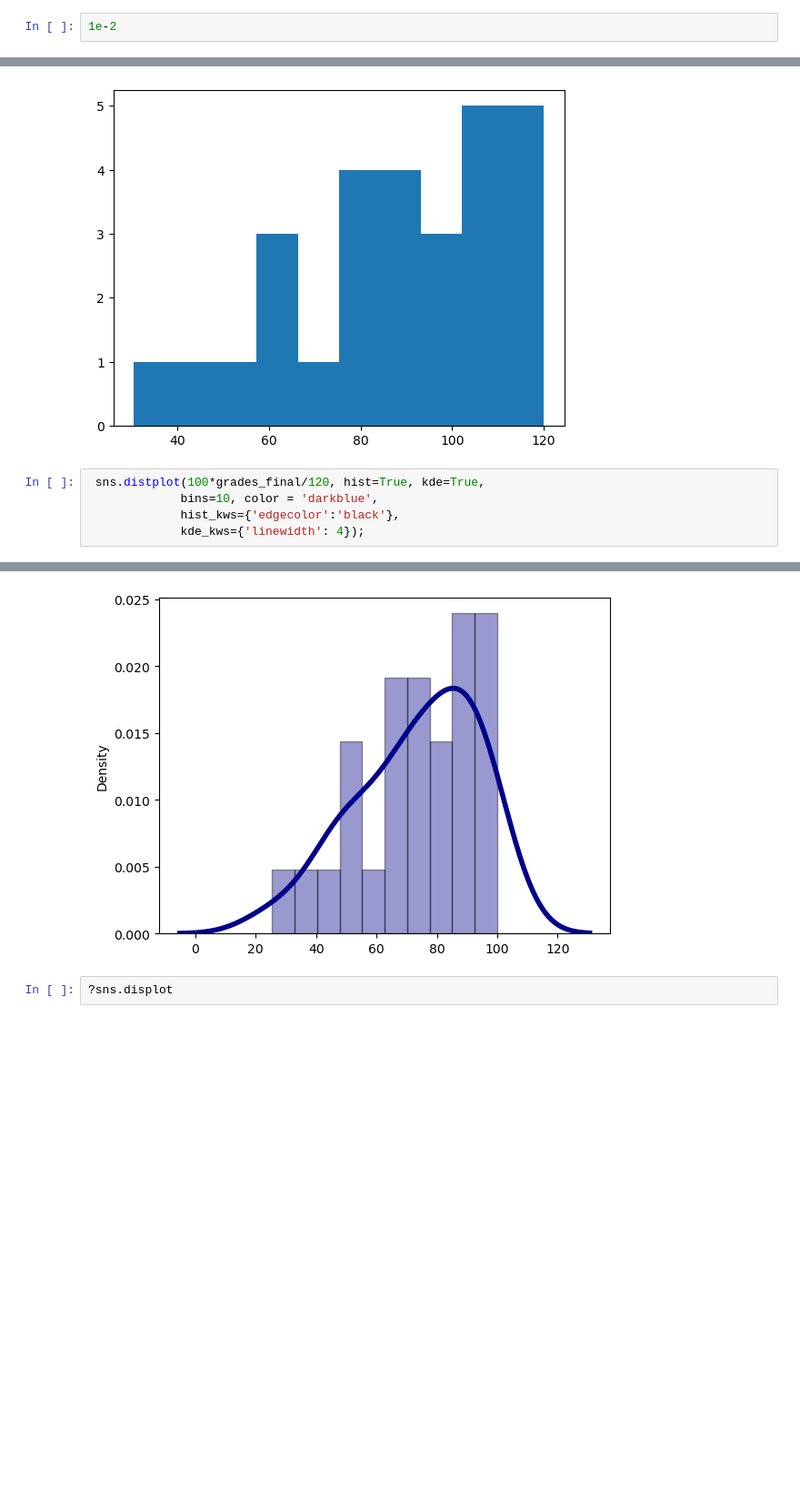
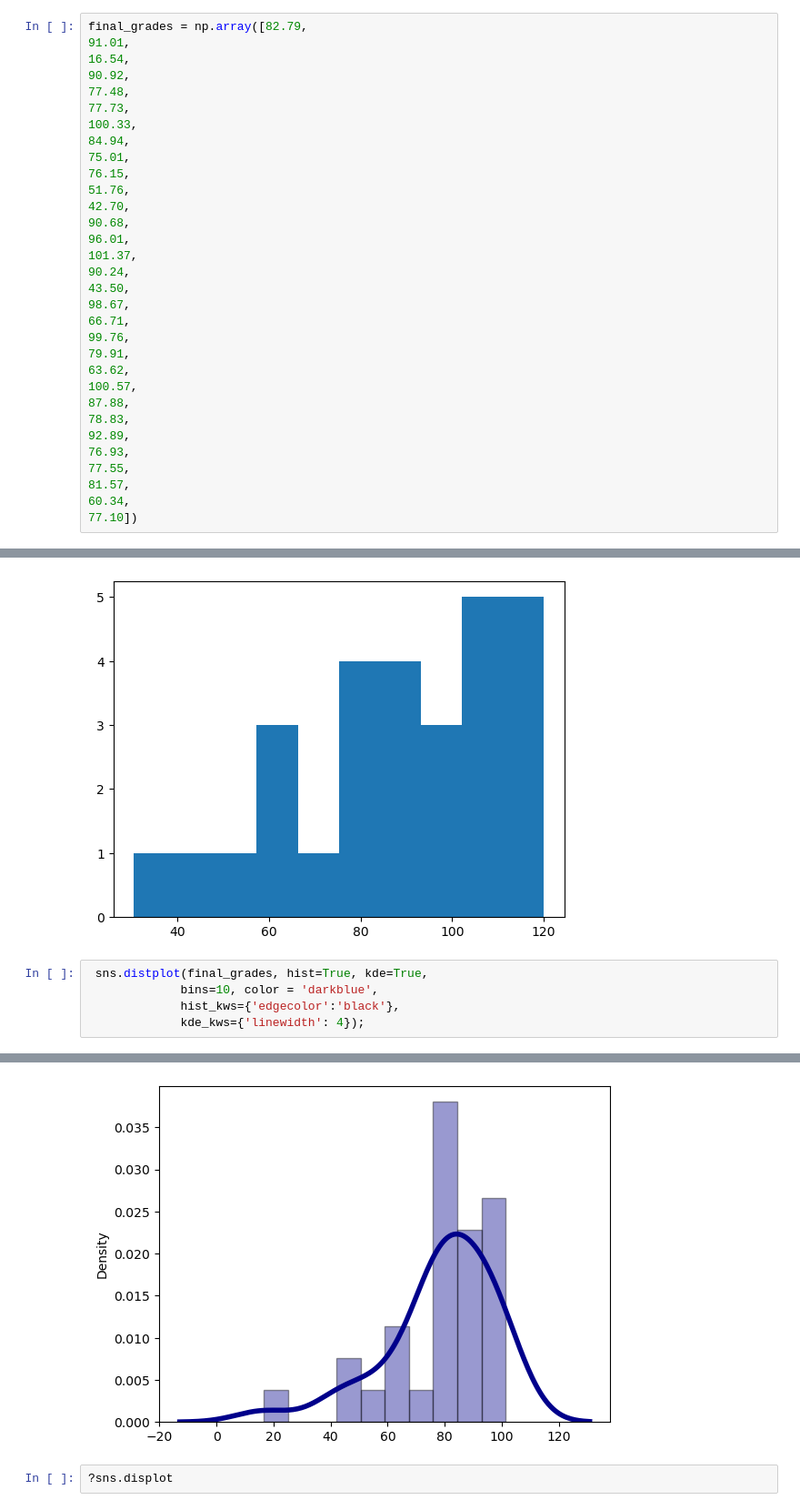
Before and after one commit to IsabelCoronaGuevara/CUDenver-Thesis, a Jupyter notebook: Untitled.ipynb, the cells around one changed output, grey strips where cells are left out. Shown: that part at 91% size. Drawn from its saved outputs; the diff is of its cells as text; blank space fills up the shorter version.

```diff
--- a/Untitled.ipynb
+++ b/Untitled.ipynb
@@ -7,4 +7,34 @@ grades_exam1 = [86 , 101.5 , 87 , 50 , 97 , 84 , 81.5 , 86.5 , 91 , 87.5 , 98 ,
   101 , 67.5 , 83 , 104 , 69.5 , 98.5 , 98 , 98 , 103 , 40 , 93.5 ,
   77 , 96.5 , 80.5 , 78 , 92 , 65.5]
 # %%
-1e-2
+final_grades = np.array([82.79,
+91.01,
+16.54,
+90.92,
+77.48,
+77.73,
+100.33,
+84.94,
+75.01,
+76.15,
+51.76,
+42.70,
+90.68,
+96.01,
+101.37,
+90.24,
+43.50,
+98.67,
+66.71,
+99.76,
+79.91,
+63.62,
+100.57,
+87.88,
+78.83,
+92.89,
+76.93,
+77.55,
+81.57,
+60.34,
+77.10])
@@ -38,7 +112,7 @@ plt.hist(grades_final, bins = 10);
 # %% [output]
 [figure]
 # %%
- sns.distplot(100*grades_final/120, hist=True, kde=True,
+ sns.distplot(final_grades, hist=True, kde=True,
              bins=10, color = 'darkblue',
              hist_kws={'edgecolor':'black'},
              kde_kws={'linewidth': 4});
@@ -55,3 +129,3 @@ https://gist.github.com/mwaskom/de44147ed2974457ad6372750bbe5751
-[figure, old version]
+[figure, new version]
 # %%
 ?sns.displot
```
Also changed, not shown: parts of 6 cells of this notebook, 1 other file.
